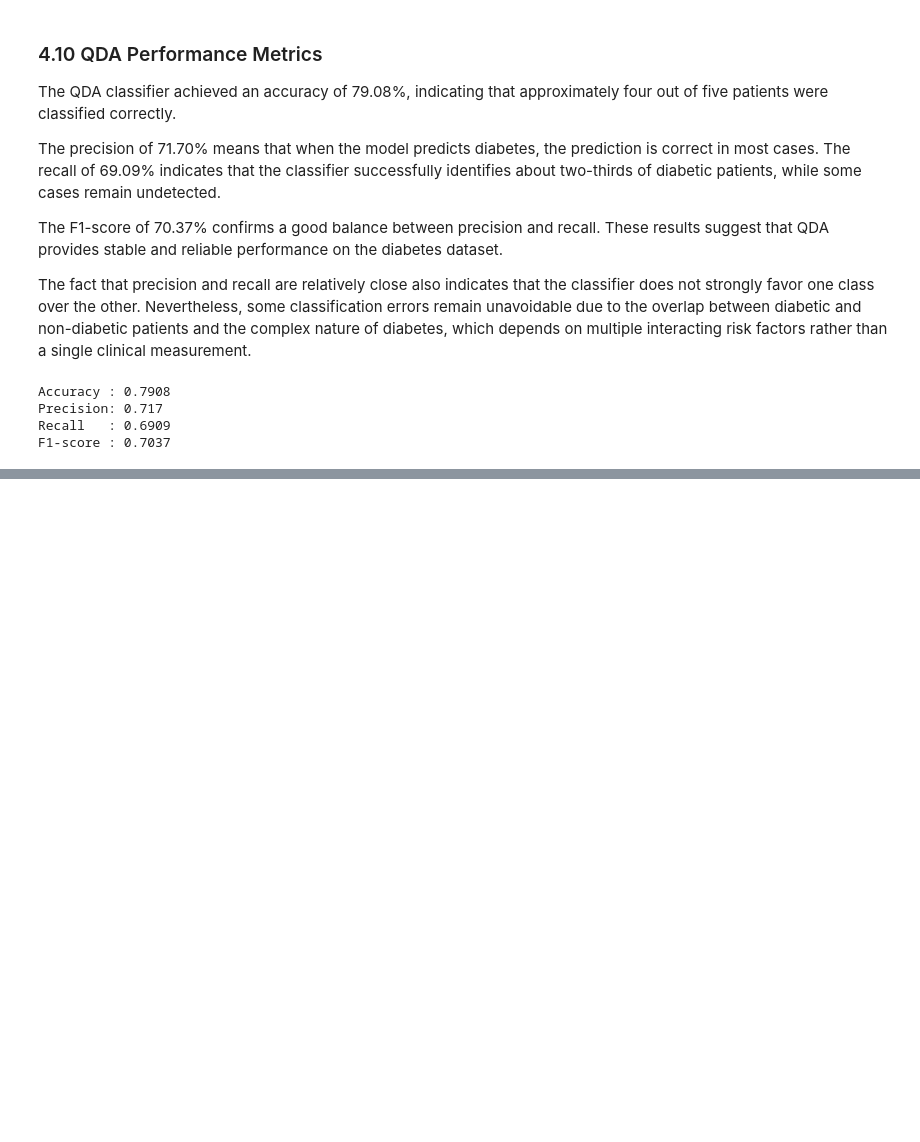
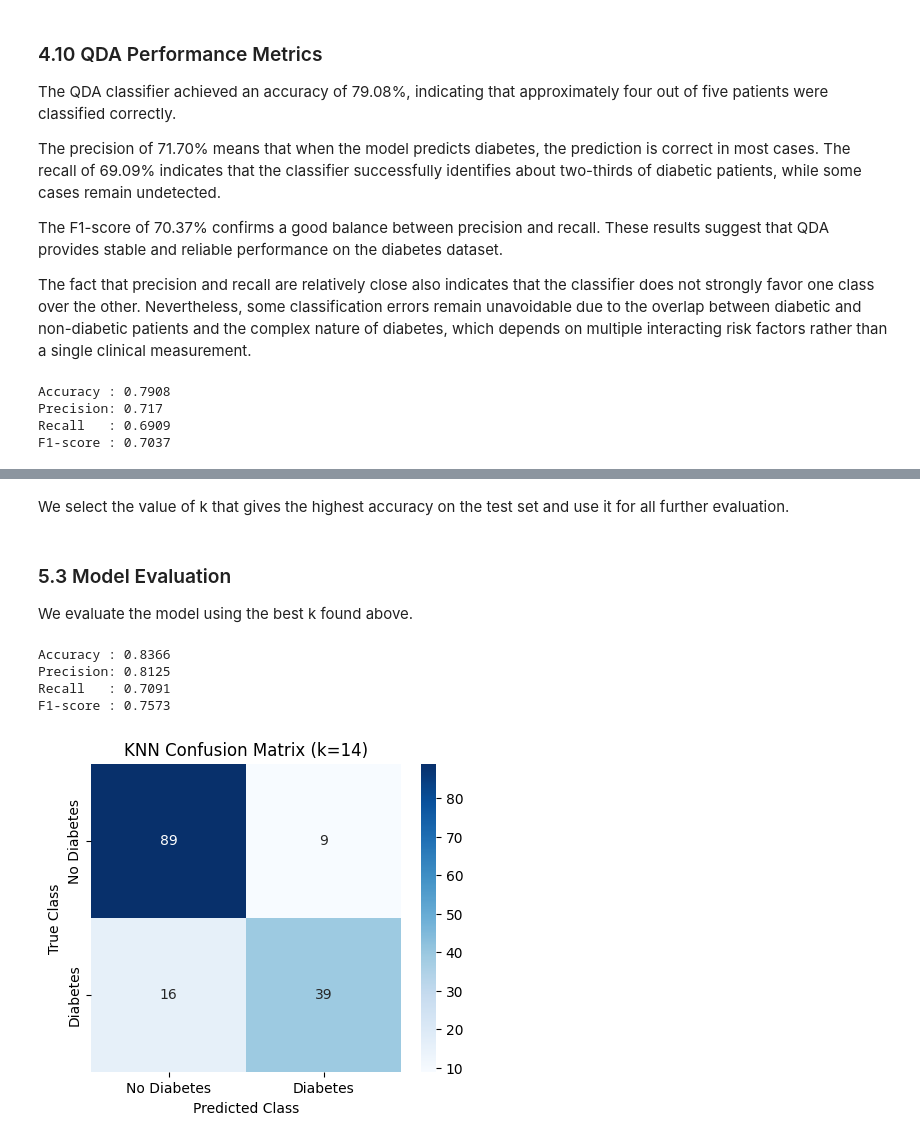
Before and after one commit to maksimovicd501-wq/Dijabetes, a Jupyter notebook: Diabetes.ipynb, the cells around one changed output, grey strips where cells are left out. Cells and saved outputs as stored; diff of their text form; code cells hidden in the pictures; blank space fills up the shorter version.

```diff
--- a/Diabetes.ipynb
+++ b/Diabetes.ipynb
@@ -752,7 +754,7 @@ For each test sample, posterior scores are computed for both classes, and the cl
 # %%
 # Train QDA model and predict test labels
 
-params_qda = fit_qda(X_train_scaled, y_train.values)
+params_qda = fit_qda(X_train_scaled, y_train)
 
 y_pred_qda = predict_qda(X_test_scaled, params_qda)
 
@@ -779,7 +781,7 @@ QDA Accuracy: 0.7908496732026143
 # QDA confusion matrix
 cm_qda = np.zeros((2, 2), dtype=int)
 
-for true, pred in zip(y_test.values, y_pred_qda):
+for true, pred in zip(y_test, y_pred_qda):
     cm_qda[int(true), int(pred)] += 1
 
 print("Confusion Matrix:")
@@ -985,7 +987,7 @@ The fact that precision and recall are relatively close also indicates that the
 # Confusion matrix
 cm_qda = np.zeros((2, 2), dtype=int)
 
-for true, pred in zip(y_test.values, y_pred_qda):
+for true, pred in zip(y_test, y_pred_qda):
     cm_qda[int(true), int(pred)] += 1
 
 TN, FP = cm_qda[0,0], cm_qda[0,1]
@@ -1008,0 +1080,48 @@ F1-score : 0.7037
+# %% [markdown]
+We select the value of k that gives the highest accuracy on the test set and use it for all further evaluation.
+# %% [markdown]
+### 5.3 Model Evaluation
+
+We evaluate the model using the best k found above.
+# %%
+# Predict with best k
+y_pred_knn = knn_predict(X_train_scaled, y_train, X_test_scaled, k=best_k)
+
+# Accuracy
+accuracy = np.mean(y_pred_knn == y_test)
+
+# Confusion matrix
+cm = np.zeros((2, 2), dtype=int)
+for true, pred in zip(y_test, y_pred_knn):
+    cm[int(true), int(pred)] += 1
+
+tn, fp, fn, tp = cm[0,0], cm[0,1], cm[1,0], cm[1,1]
+
+# Precision, Recall, F1
+precision = tp / (tp + fp) if (tp + fp) > 0 else 0
+recall    = tp / (tp + fn) if (tp + fn) > 0 else 0
+f1        = 2 * precision * recall / (precision + recall) if (precision + recall) > 0 else 0
+
+print(f'Accuracy : {accuracy:.4f}')
+print(f'Precision: {precision:.4f}')
+print(f'Recall   : {recall:.4f}')
+print(f'F1-score : {f1:.4f}')
+# %% [output]
+Accuracy : 0.8366
+Precision: 0.8125
+Recall   : 0.7091
+F1-score : 0.7573
+# %%
+# Confusion matrix visualization
+plt.figure(figsize=(5, 4))
+sns.heatmap(
+    cm, annot=True, fmt='d', cmap='Blues',
+    xticklabels=['No Diabetes', 'Diabetes'],
+    yticklabels=['No Diabetes', 'Diabetes']
+)
+plt.xlabel('Predicted Class')
+plt.ylabel('True Class')
+plt.title(f'KNN Confusion Matrix (k={best_k})')
+plt.show()
+# %% [output]
+[figure, added]
```
Also changed, not shown: parts of 17 cells of this notebook.
